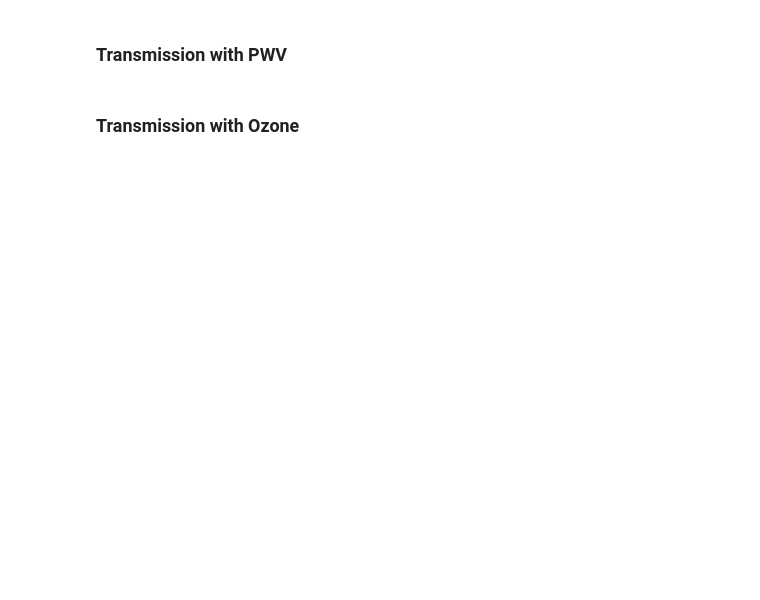
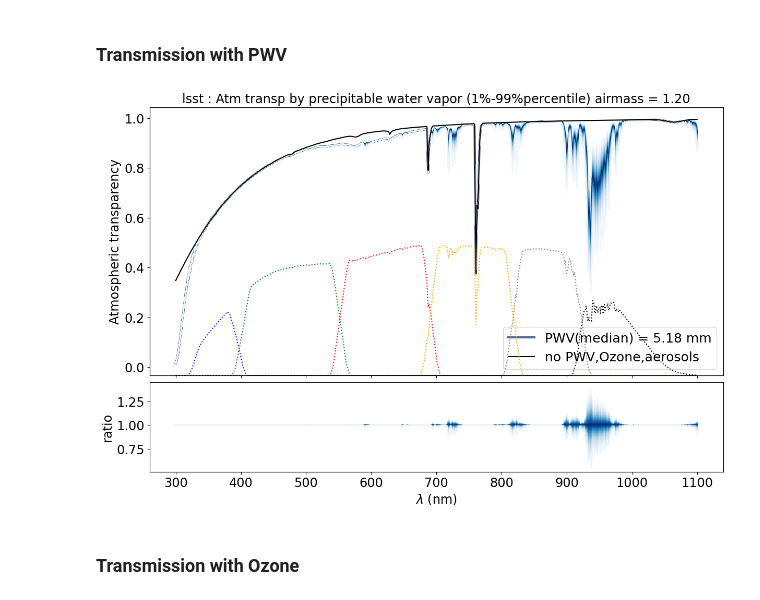
Before and after one commit to sylvielsstfr/GMAOMerra2Ana, a Jupyter notebook: docs/notebooks/nb_anastatprops/StatAndSimulateAtmosphereFromMerra2_timeseq.ipynb, the cells around one changed output. Drawn from its saved outputs; the diff is of its cells as text; code cells hidden in the pictures; blank space fills up the shorter version.

```diff
--- a/docs/notebooks/nb_anastatprops/StatAndSimulateAtmosphereFromMerra2_timeseq.ipynb
+++ b/docs/notebooks/nb_anastatprops/StatAndSimulateAtmosphereFromMerra2_timeseq.ipynb
@@ -334,7 +383,7 @@ plt.show()
 - Example in notebook : https://github.com/sylvielsstfr/RubinLSSTPhotometricCorrTuto/blob/23-ambre-library/notebooks/10_resolution/ComputeMagResolutionPWV_LSSTfilters.ipynb
 # %%
 am0 = 1.2
-pwv0 = np.median(data_sim_pwv)
+pwv0 = float(np.median(data_sim_pwv))
 oz0 = 300.
 tau0 = 0
 beta0 = 1.
@@ -1048,7 +1178,7 @@ oz0 = 267.
 fig = plt.figure(figsize=(12, 8),layout="constrained")
 gs = fig.add_gridspec(2, 1  , height_ratios=(3 ,1),left=0.1, right=0.9, bottom=0.1, top=0.9,wspace=0.01, hspace=0.01)
 ax1 = fig.add_subplot(gs[0])
-ax2 = fig.add_subplot(gs[1],sharex=ax)
+ax2 = fig.add_subplot(gs[1],sharex=ax1)
 
 #atmospheric transmission
 for idx,quantile in enumerate(xquantiles_pwv ):
@@ -1062,33 +1192,37 @@ for idx,quantile in enumerate(xquantiles_pwv ):
         #ax1.plot(WL,transm,color=the_deep_color_blue ,label=label,lw=3)
         transm_median = transm
 
 #atmospheric transmission ratio
 for idx,quantile in enumerate(xquantiles_pwv):
     pwv0 = quantile
     if pwv0<15.0:
         transm = emul.GetAllTransparencies(WL,am0,pwv0,oz0)
         ax2.plot(WL,transm/transm_median,color=all_colors_blues[idx])
 
 
 transm = emul.GetAllTransparencies(WL,am0,0,0,0)
 ax1.plot(WL,transm,color='k',label="no PWV,Ozone,aerosols")
 ax1.set_title(f"{obs} : Atm transp by precipitable water vapor (1%-99%percentile) airmass = {am0:.2f}")
 ax2.set_xlabel("$\lambda$ (nm)")
 ax2.set_ylabel("ratio")
 ax1.set_ylabel("Atmospheric transparency")
 ax1.legend()
 
 # band transmission
 ax1bis= ax1.twinx()
 for index,f in enumerate(filter_tagnames):
     ax1bis.plot(pc.bandpass_total_std[f].wavelen,pc.bandpass_total_std[f].sb,':',color=filter_color[index])
 ax1bis.set_ylim(0.,1.)
 ax1bis.axes.get_yaxis().set_visible(False)
 
+plt.setp(ax1.get_xticklabels(), visible=False)
+
 figname =f"{pathfigs}/{obs}_atmtransmpwv_predmerra2"+figtype
 fig.savefig(figname)
 
 plt.show()
+# %% [output]
+[figure, added]
 # %% [markdown]
 ### Transmission with Ozone
 # %%
```
Also changed, not shown: parts of 44 cells of this notebook.
